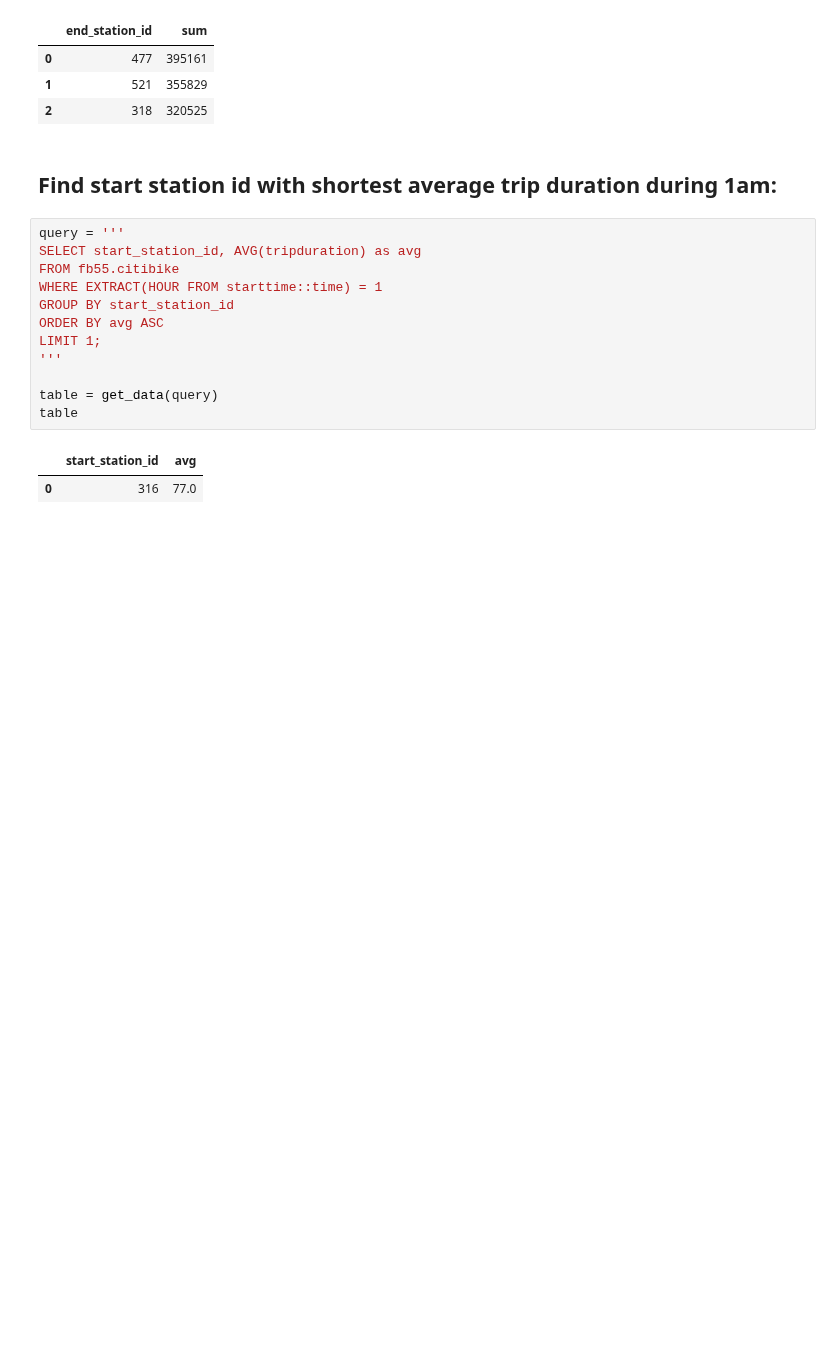
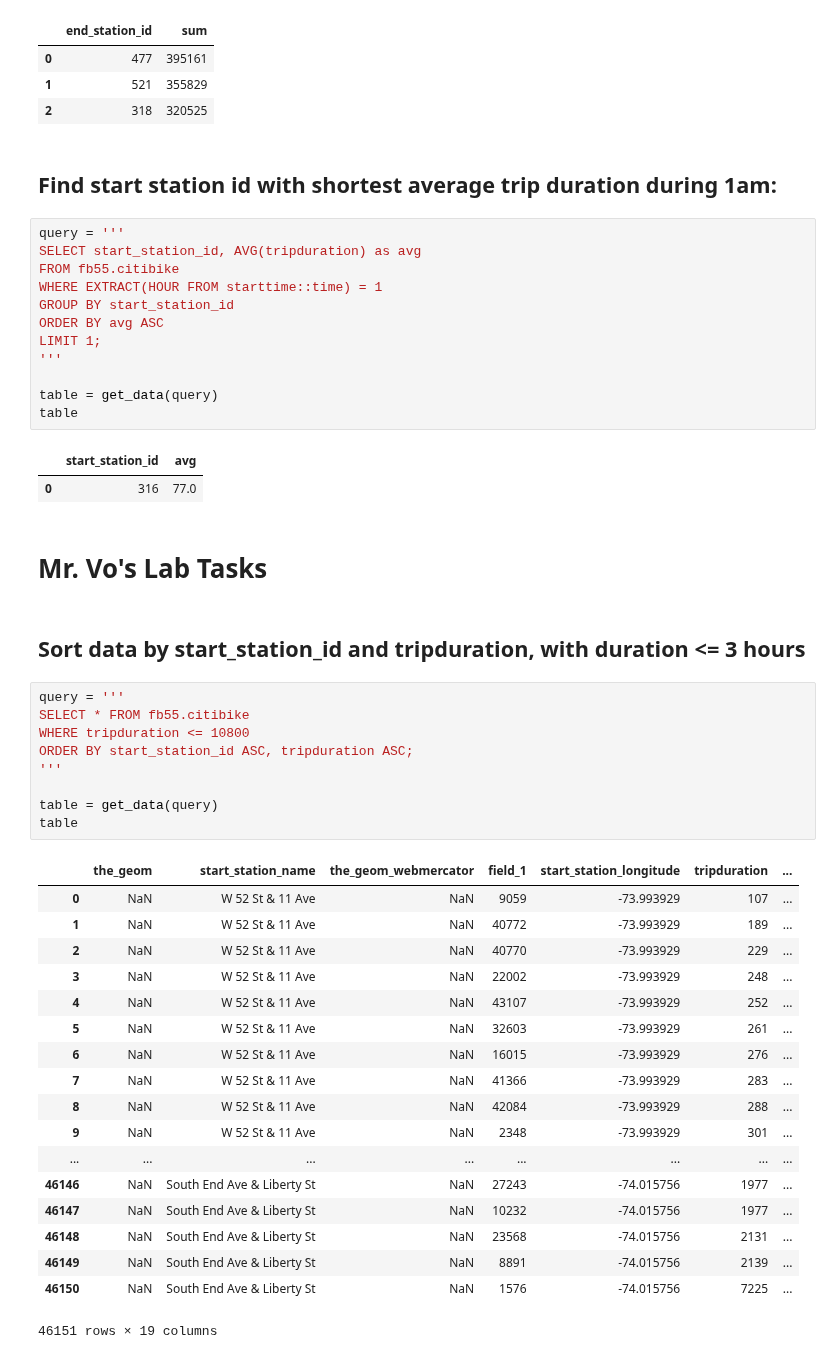
Before and after one commit to rachelsmc/PUI2018_rms818, a Jupyter notebook: HW6_rms818/Assignment 2.ipynb, the cells around one changed output. Cells and saved outputs as stored; diff of their text form; blank space fills up the shorter version.

```diff
--- a/HW6_rms818/Assignment 2.ipynb
+++ b/HW6_rms818/Assignment 2.ipynb
@@ -224,3 +231,35 @@ table
 # %% [output]
 |  | start_station_id | avg |
 | 0 | 316 | 77.0 |
+# %% [markdown]
+# Mr. Vo's Lab Tasks
+# %% [markdown]
+## Sort data by start_station_id and tripduration, with duration <= 3 hours
+# %%
+query = '''
+SELECT * FROM fb55.citibike
+WHERE tripduration <= 10800
+ORDER BY start_station_id ASC, tripduration ASC;
+'''
+
+table = get_data(query)
+table
+# %% [output]
+|  | the_geom | start_station_name | the_geom_webmercator | field_1 | start_station_longitude | tripduration | ... |
+| 0 | NaN | W 52 St & 11 Ave | NaN | 9059 | -73.993929 | 107 | ... |
+| 1 | NaN | W 52 St & 11 Ave | NaN | 40772 | -73.993929 | 189 | ... |
+| 2 | NaN | W 52 St & 11 Ave | NaN | 40770 | -73.993929 | 229 | ... |
+| 3 | NaN | W 52 St & 11 Ave | NaN | 22002 | -73.993929 | 248 | ... |
+| 4 | NaN | W 52 St & 11 Ave | NaN | 43107 | -73.993929 | 252 | ... |
+| 5 | NaN | W 52 St & 11 Ave | NaN | 32603 | -73.993929 | 261 | ... |
+| 6 | NaN | W 52 St & 11 Ave | NaN | 16015 | -73.993929 | 276 | ... |
+| 7 | NaN | W 52 St & 11 Ave | NaN | 41366 | -73.993929 | 283 | ... |
+| 8 | NaN | W 52 St & 11 Ave | NaN | 42084 | -73.993929 | 288 | ... |
+| 9 | NaN | W 52 St & 11 Ave | NaN | 2348 | -73.993929 | 301 | ... |
+| ... | ... | ... | ... | ... | ... | ... | ... |
+| 46146 | NaN | South End Ave & Liberty St | NaN | 27243 | -74.015756 | 1977 | ... |
+| 46147 | NaN | South End Ave & Liberty St | NaN | 10232 | -74.015756 | 1977 | ... |
+| 46148 | NaN | South End Ave & Liberty St | NaN | 23568 | -74.015756 | 2131 | ... |
+| 46149 | NaN | South End Ave & Liberty St | NaN | 8891 | -74.015756 | 2139 | ... |
+| 46150 | NaN | South End Ave & Liberty St | NaN | 1576 | -74.015756 | 7225 | ... |
+46151 rows × 19 columns
```
Also changed, not shown: parts of 30 cells of this notebook.
